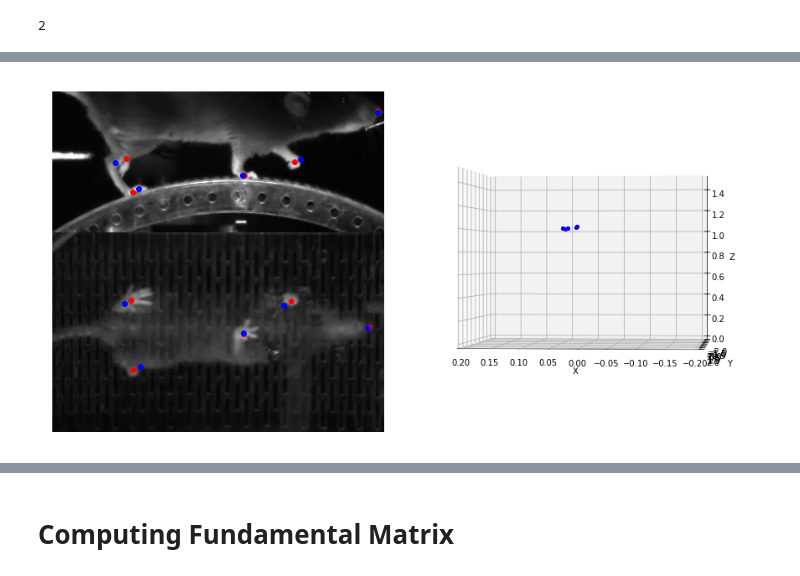
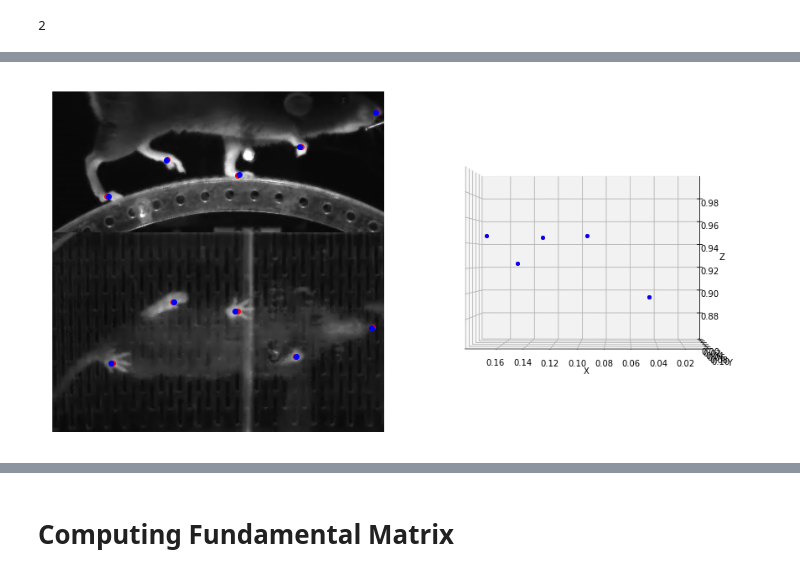
Before and after one commit to 51N84D/3D-Animal-Pose, a Jupyter notebook: Bundle-Adjust-Rick.ipynb, the cells around one changed output, grey strips where cells are left out. Drawn from its saved outputs; the diff is of its cells as text; code cells hidden in the pictures.

```diff
--- a/Bundle-Adjust-Rick.ipynb
+++ b/Bundle-Adjust-Rick.ipynb
@@ -100,7 +97,9 @@ short_list_top = []
 for i in short_list:
     short_list_bot.append(i + '_bot')
     short_list_top.append(i + '_top')
-
+short_list_top.sort()
+short_list_bot.sort()
 tuple_x= (short_list_top, 'x')
 tuple_y= (short_list_top, 'y')
 tuple_z = (short_list_bot, 'y') #Remember to negate (right-hand-rule)
+print(tuple_x)
@@ -240,9 +306,13 @@ Function evaluations 100, initial cost 4.2459e+08, final cost 7.6817e+05, first-
 # %%
 #Get projected points
-points_proj_1 = camera_1.project(points_3d).squeeze()
+points_proj_1 = camera_1.project(points_3d, ).squeeze()
 points_proj_2 = camera_2.project(points_3d).squeeze()
 points_proj = np.concatenate((points_proj_1, points_proj_2), axis=0)
+print(points_proj_1)
+#print(points_proj)
 #print(points_3d)
-print(camera_1.get_focal_length())
-print(camera_2.get_focal_length())
+print('f_1: ', camera_1.get_focal_length())
+print('f_2: ', camera_2.get_focal_length())
+print('dist_1: ', camera_1.get_distortions())
+print('dist_2: ', camera_2.get_distortions())
 # %% [output]
@@ -266,10 +345,11 @@ plt.savefig(os.path.join(plot_folder,'reproj-err-per-frame-initdlc3d.png'))
 # now we first refill the full sized containers, then revert to dicts.
 
 # do the pts_array_3d_clean
+print('points_3d: ', points_3d.shape)
 array_3d_back = refill_nan_array(points_3d,
                                info_dict,
                                dimension = '3d')
-
+print('array_3d_back: ', array_3d_back.shape)
 
 
 pose_dict_3d_refill = ordered_arr_3d_to_dict(array_3d_back, info_dict)
@@ -281,8 +361,8 @@ BA_dict = ordered_arr_3d_to_dict(BA_array_3d_back, info_dict)
 
 # pts_2d_orig
 
-pts_array_2d = np.reshape(pts_array_2d, (pts_array_2d.shape[0] * pts_array_2d.shape[1], -1))
-array_2d_orig = refill_nan_array(pts_array_2d,
+pts_array_2d_og = np.reshape(pts_array_2d, (pts_array_2d.shape[0] * pts_array_2d.shape[1], -1))
+array_2d_orig = refill_nan_array(pts_array_2d_og,
                               info_dict,
                                dimension = '2d')
 
@@ -371,9 +453,15 @@ color_list_3d = ['red', 'blue']
 # we are padding the limits of the axis since some points lie at the border.
 pad = 1
 lims = {}
-lims['x'] = [-0.2, 0.2]
-lims['y'] = [-2, 2]
-lims['z'] = [0, 1.5]
+x_min = np.nanmin(BA_dict['x_coords'])
+x_max = np.nanmax(BA_dict['x_coords'])
+y_min = np.nanmin(BA_dict['y_coords'])
+y_max = np.nanmax(BA_dict['y_coords'])
+z_min = np.nanmin(BA_dict['z_coords'])
+z_max = np.nanmax(BA_dict['z_coords'])
+lims['x'] = [x_min, x_max]
+lims['y'] = [y_min, y_max]
+lims['z'] = [z_min, z_max]
 # %%
 print(np.nanmax(joined_list_3d[0]['x_coords']))
 print(np.nanmax(joined_list_3d[1]['x_coords']))
@@ -397,36 +485,38 @@ gs = GridSpec(2, 2, figure=fig)
 ax1 = fig.add_subplot(gs[:2, 0])
 ax2 = fig.add_subplot(gs[:2, 1], projection = '3d') # https://matplotlib.org/3.1.1/gallery/mplot3d/subplot3d.html
 image_folder = 'images_test'
 if not os.path.exists(image_folder):
     os.makedirs(image_folder)
 
 ax2.view_init(elev=0, azim=90) # see https://stackoverflow.com/questions/12904912/how-to-set-camera-position-for-3d-plots-using-python-matplotlib
 
+#FRONT RIGHT PAW
 for i in range(ind_start,ind_end):
     # clear both ax1 and ax2
     ax1.cla()
     ax2.cla()
     # load image
     img = read_image(path_images[i], flip=False)
-
     plot_image_labels(img,\
                         joined_list_2d,
                         i,
                         color_list_2d,
                         ax = ax1, top_img_height=TOP_IMG_HEIGHT)
 
     ax2.azim += 1
 
+
     plot_3d_points(joined_list_3d,
                    lims,
                    i,
                    color_list_3d,
                    ax=ax2)
     im_int = str('%.5i' % i)
     plt.savefig(image_folder + '/' + 'im' + im_int + '.png')
-    #plt.show()
+    plt.show()
+    break
 # %% [output]
-[figure, old version]
+[figure, new version]
 # %%
 im_list = os.listdir(image_folder)
 im_list.sort()
```
Also changed, not shown: parts of 40 cells of this notebook, 1 other file.
